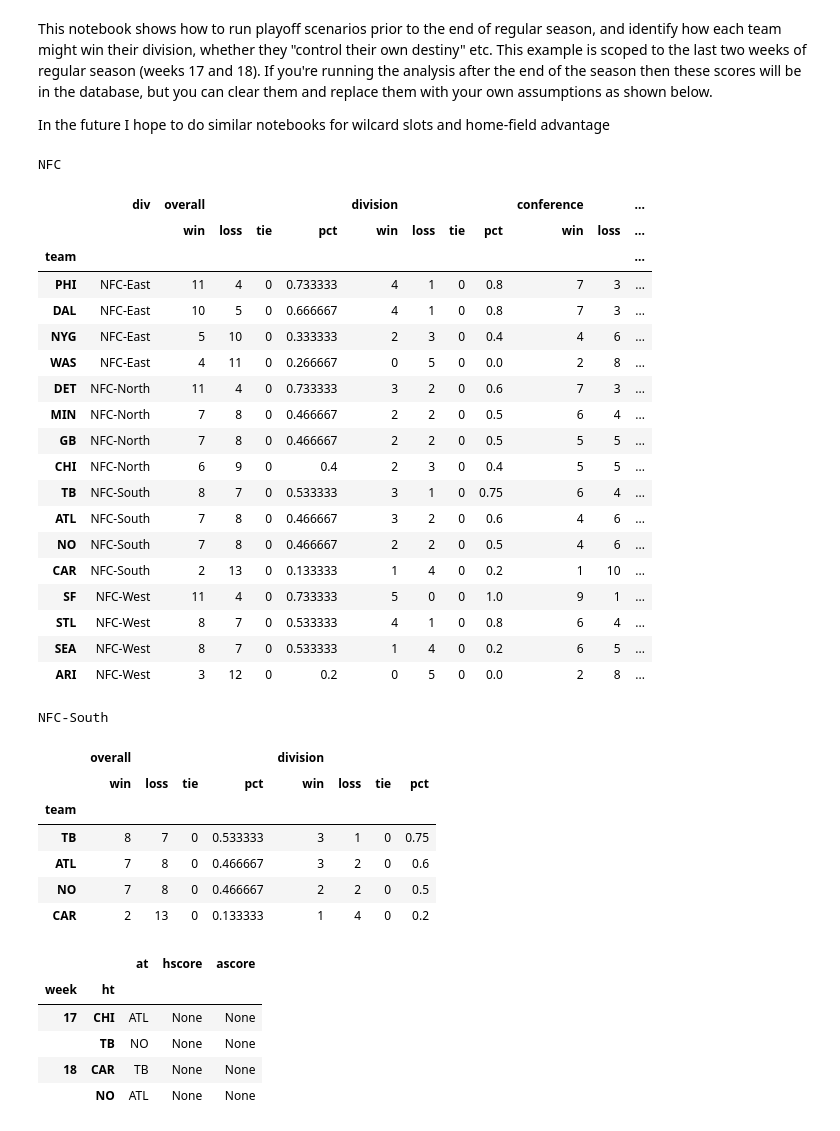
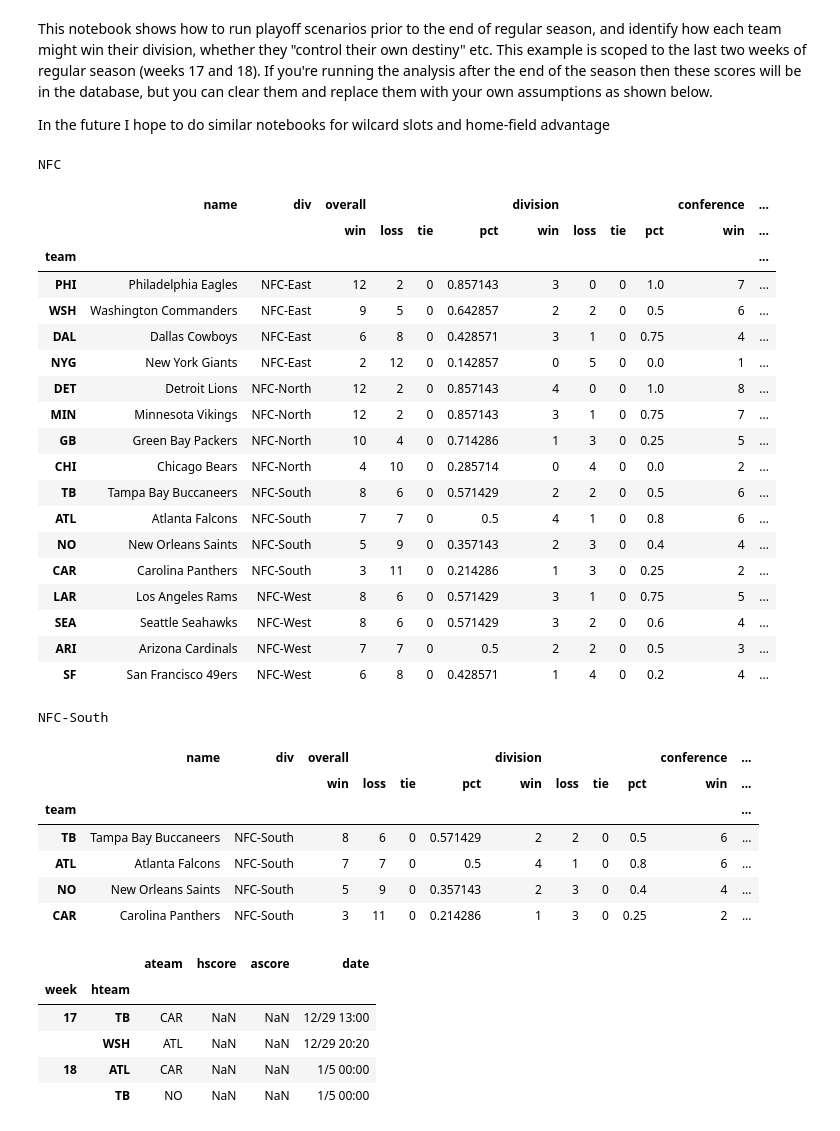
Before and after one commit to tgherzog/nfl, a Jupyter notebook: division-scenarios.ipynb, the cells around one changed output. Drawn from its saved outputs; the diff is of its cells as text; code cells hidden in the pictures.

```diff
--- a/division-scenarios.ipynb
+++ b/division-scenarios.ipynb
@@ -17,7 +17,7 @@ import time
 from ipywidgets import IntProgress
 from IPython.display import display
 
-nfl = NFL().load()
+nfl = NFL().update()
 # %%
 # For reference, print conference standings not counting weeks 17 and 18
 weeks = [17, 18]
@@ -25,42 +25,41 @@ nfl.clear(weeks)
 nfl('NFC')
 # %% [output]
 NFC
-|  | div | overall |  |  |  | division |  |  |  | conference |  | ... |
-|  |  | win | loss | tie | pct | win | loss | tie | pct | win | loss | ... |
+|  | name | div | overall |  |  |  | division |  |  |  | conference | ... |
+|  |  |  | win | loss | tie | pct | win | loss | tie | pct | win | ... |
 | team |  |  |  |  |  |  |  |  |  |  |  | ... |
-| PHI | NFC-East | 11 | 4 | 0 | 0.733333 | 4 | 1 | 0 | 0.8 | 7 | 3 | ... |
-| DAL | NFC-East | 10 | 5 | 0 | 0.666667 | 4 | 1 | 0 | 0.8 | 7 | 3 | ... |
-| NYG | NFC-East | 5 | 10 | 0 | 0.333333 | 2 | 3 | 0 | 0.4 | 4 | 6 | ... |
-| WAS | NFC-East | 4 | 11 | 0 | 0.266667 | 0 | 5 | 0 | 0.0 | 2 | 8 | ... |
-| DET | NFC-North | 11 | 4 | 0 | 0.733333 | 3 | 2 | 0 | 0.6 | 7 | 3 | ... |
-| MIN | NFC-North | 7 | 8 | 0 | 0.466667 | 2 | 2 | 0 | 0.5 | 6 | 4 | ... |
-| GB | NFC-North | 7 | 8 | 0 | 0.466667 | 2 | 2 | 0 | 0.5 | 5 | 5 | ... |
-| CHI | NFC-North | 6 | 9 | 0 | 0.4 | 2 | 3 | 0 | 0.4 | 5 | 5 | ... |
-| TB | NFC-South | 8 | 7 | 0 | 0.533333 | 3 | 1 | 0 | 0.75 | 6 | 4 | ... |
-| ATL | NFC-South | 7 | 8 | 0 | 0.466667 | 3 | 2 | 0 | 0.6 | 4 | 6 | ... |
-| NO | NFC-South | 7 | 8 | 0 | 0.466667 | 2 | 2 | 0 | 0.5 | 4 | 6 | ... |
-| CAR | NFC-South | 2 | 13 | 0 | 0.133333 | 1 | 4 | 0 | 0.2 | 1 | 10 | ... |
-| SF | NFC-West | 11 | 4 | 0 | 0.733333 | 5 | 0 | 0 | 1.0 | 9 | 1 | ... |
-| STL | NFC-West | 8 | 7 | 0 | 0.533333 | 4 | 1 | 0 | 0.8 | 6 | 4 | ... |
-| SEA | NFC-West | 8 | 7 | 0 | 0.533333 | 1 | 4 | 0 | 0.2 | 6 | 5 | ... |
-| ARI | NFC-West | 3 | 12 | 0 | 0.2 | 0 | 5 | 0 | 0.0 | 2 | 8 | ... |
+| PHI | Philadelphia Eagles | NFC-East | 12 | 2 | 0 | 0.857143 | 3 | 0 | 0 | 1.0 | 7 | ... |
+| WSH | Washington Commanders | NFC-East | 9 | 5 | 0 | 0.642857 | 2 | 2 | 0 | 0.5 | 6 | ... |
+| DAL | Dallas Cowboys | NFC-East | 6 | 8 | 0 | 0.428571 | 3 | 1 | 0 | 0.75 | 4 | ... |
+| NYG | New York Giants | NFC-East | 2 | 12 | 0 | 0.142857 | 0 | 5 | 0 | 0.0 | 1 | ... |
+| DET | Detroit Lions | NFC-North | 12 | 2 | 0 | 0.857143 | 4 | 0 | 0 | 1.0 | 8 | ... |
+| MIN | Minnesota Vikings | NFC-North | 12 | 2 | 0 | 0.857143 | 3 | 1 | 0 | 0.75 | 7 | ... |
+| GB | Green Bay Packers | NFC-North | 10 | 4 | 0 | 0.714286 | 1 | 3 | 0 | 0.25 | 5 | ... |
+| CHI | Chicago Bears | NFC-North | 4 | 10 | 0 | 0.285714 | 0 | 4 | 0 | 0.0 | 2 | ... |
+| TB | Tampa Bay Buccaneers | NFC-South | 8 | 6 | 0 | 0.571429 | 2 | 2 | 0 | 0.5 | 6 | ... |
+| ATL | Atlanta Falcons | NFC-South | 7 | 7 | 0 | 0.5 | 4 | 1 | 0 | 0.8 | 6 | ... |
+| NO | New Orleans Saints | NFC-South | 5 | 9 | 0 | 0.357143 | 2 | 3 | 0 | 0.4 | 4 | ... |
+| CAR | Carolina Panthers | NFC-South | 3 | 11 | 0 | 0.214286 | 1 | 3 | 0 | 0.25 | 2 | ... |
+| LAR | Los Angeles Rams | NFC-West | 8 | 6 | 0 | 0.571429 | 3 | 1 | 0 | 0.75 | 5 | ... |
+| SEA | Seattle Seahawks | NFC-West | 8 | 6 | 0 | 0.571429 | 3 | 2 | 0 | 0.6 | 4 | ... |
+| ARI | Arizona Cardinals | NFC-West | 7 | 7 | 0 | 0.5 | 2 | 2 | 0 | 0.5 | 3 | ... |
+| SF | San Francisco 49ers | NFC-West | 6 | 8 | 0 | 0.428571 | 1 | 4 | 0 | 0.2 | 4 | ... |
 # %%
 # Specify the division and week range to run
 div = 'NFC-South'
 weeks = [17, 18]
 
-nfl.reload()
 nfl.clear(weeks)
 nfl(div)
 # %% [output]
 NFC-South
-|  | overall |  |  |  | division |  |  |  |
-|  | win | loss | tie | pct | win | loss | tie | pct |
-| team |  |  |  |  |  |  |  |  |
-| TB | 8 | 7 | 0 | 0.533333 | 3 | 1 | 0 | 0.75 |
-| ATL | 7 | 8 | 0 | 0.466667 | 3 | 2 | 0 | 0.6 |
-| NO | 7 | 8 | 0 | 0.466667 | 2 | 2 | 0 | 0.5 |
-| CAR | 2 | 13 | 0 | 0.133333 | 1 | 4 | 0 | 0.2 |
+|  | name | div | overall |  |  |  | division |  |  |  | conference | ... |
+|  |  |  | win | loss | tie | pct | win | loss | tie | pct | win | ... |
+| team |  |  |  |  |  |  |  |  |  |  |  | ... |
+| TB | Tampa Bay Buccaneers | NFC-South | 8 | 6 | 0 | 0.571429 | 2 | 2 | 0 | 0.5 | 6 | ... |
+| ATL | Atlanta Falcons | NFC-South | 7 | 7 | 0 | 0.5 | 4 | 1 | 0 | 0.8 | 6 | ... |
+| NO | New Orleans Saints | NFC-South | 5 | 9 | 0 | 0.357143 | 2 | 3 | 0 | 0.4 | 4 | ... |
+| CAR | Carolina Panthers | NFC-South | 3 | 11 | 0 | 0.214286 | 1 | 3 | 0 | 0.25 | 2 | ... |
 # %%
 # limit scope to teams still in contention
 st = nfl(div).standings
@@ -70,12 +69,12 @@ teams = set(st[st[('overall','win')] >= st.iloc[0][('overall','win')] - len(week
 # who plays who
 nfl.schedule(teams, weeks, by='game')
 # %% [output]
-|  |  | at | hscore | ascore |
-| week | ht |  |  |  |
-| 17 | CHI | ATL | None | None |
-|  | TB | NO | None | None |
-| 18 | CAR | TB | None | None |
-|  | NO | ATL | None | None |
+|  |  | ateam | hscore | ascore | date |
+| week | hteam |  |  |  |  |
+| 17 | TB | CAR | NaN | NaN | 12/29 13:00 |
+|  | WSH | ATL | NaN | NaN | 12/29 20:20 |
+| 18 | ATL | CAR | NaN | NaN | 1/5 00:00 |
+|  | TB | NO | NaN | NaN | 1/5 00:00 |
 # %%
 # iterate over all possible outcomes and count the number
 # of times each team wins the division.
```
Also changed, not shown: parts of 5 cells of this notebook, 1 other file.
